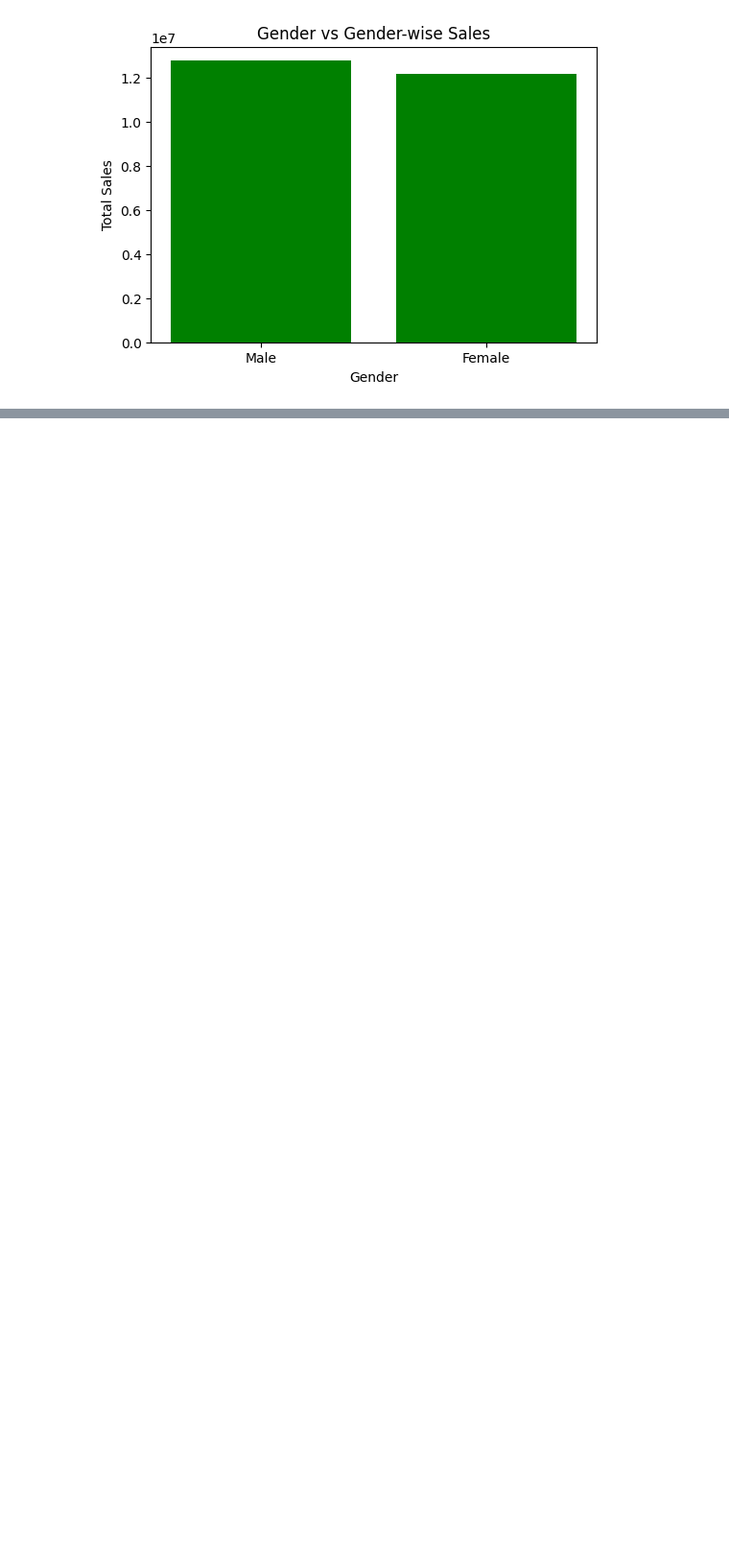
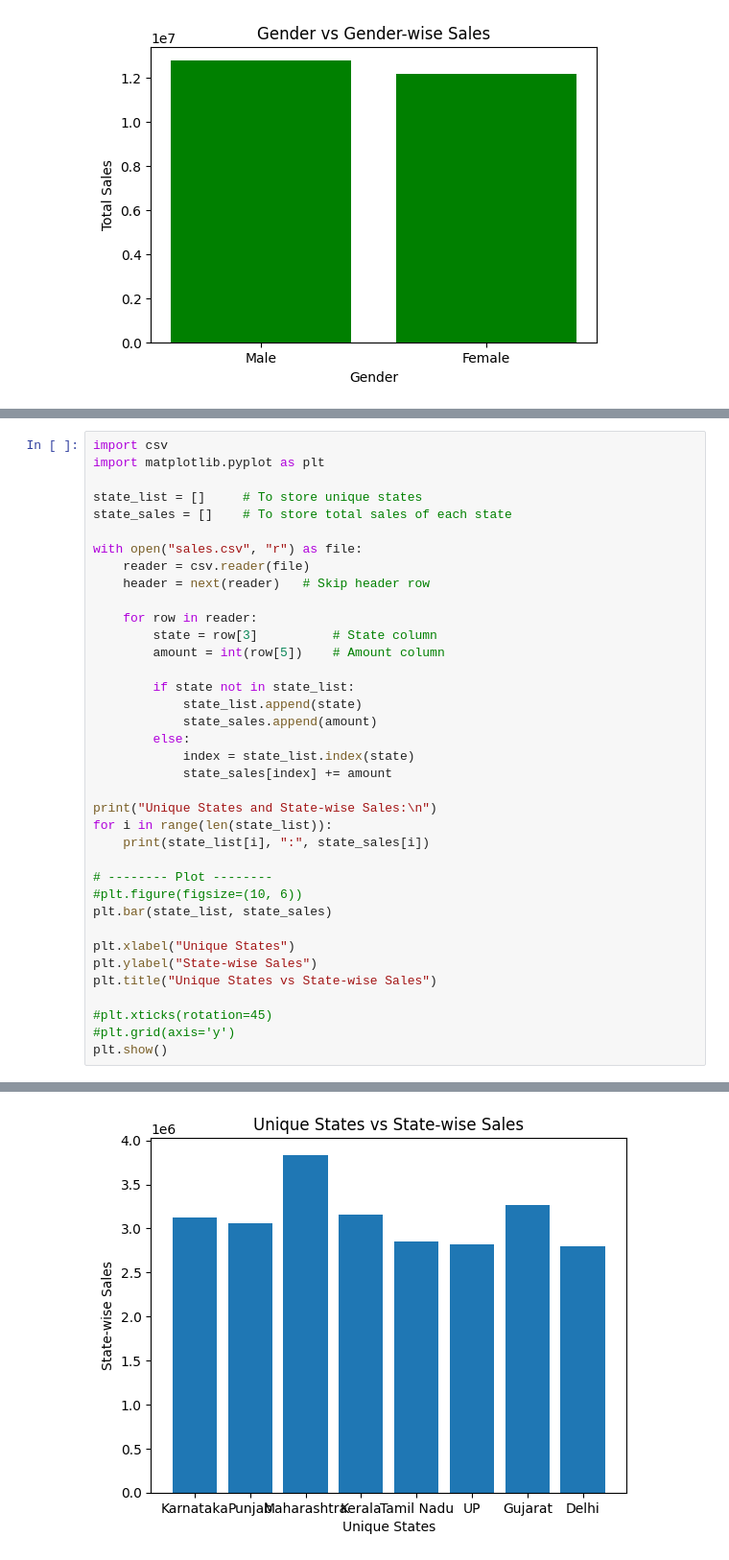
Before and after one commit to alphasinghsingh/Data_Science, a Jupyter notebook: Untitled4.ipynb, the cells around one changed output, grey strips where cells are left out. Shown at 96% size. Saved outputs shown, nothing was run; the diff lists cells and outputs as text; blank space fills up the shorter version.

```diff
--- a/Untitled4.ipynb
+++ b/Untitled4.ipynb
@@ -1926,0 +2350,38 @@ plt.show()
+# %%
+import csv
+import matplotlib.pyplot as plt
+
+state_list = []     # To store unique states
+state_sales = []    # To store total sales of each state
+
+with open("sales.csv", "r") as file:
+    reader = csv.reader(file)
+    header = next(reader)   # Skip header row
+
+    for row in reader:
+        state = row[3]          # State column
+        amount = int(row[5])    # Amount column
+
+        if state not in state_list:
+            state_list.append(state)
+            state_sales.append(amount)
+        else:
+            index = state_list.index(state)
+            state_sales[index] += amount
+
+print("Unique States and State-wise Sales:\n")
+for i in range(len(state_list)):
+    print(state_list[i], ":", state_sales[i])
+
+# -------- Plot --------
+#plt.figure(figsize=(10, 6))
+plt.bar(state_list, state_sales)
+
+plt.xlabel("Unique States")
+plt.ylabel("State-wise Sales")
+plt.title("Unique States vs State-wise Sales")
+
+#plt.xticks(rotation=45)
+#plt.grid(axis='y')
+plt.show()
+# %% [output]
@@ -1926,0 +2398 @@ plt.show()
+[figure, added]
```
Also changed, not shown: parts of 21 cells of this notebook.
